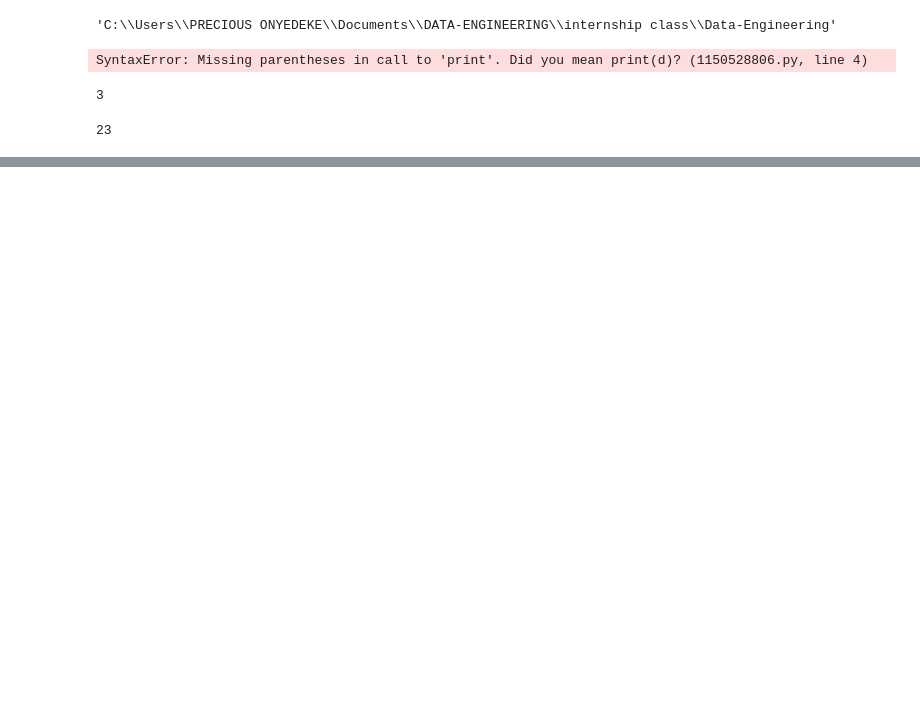
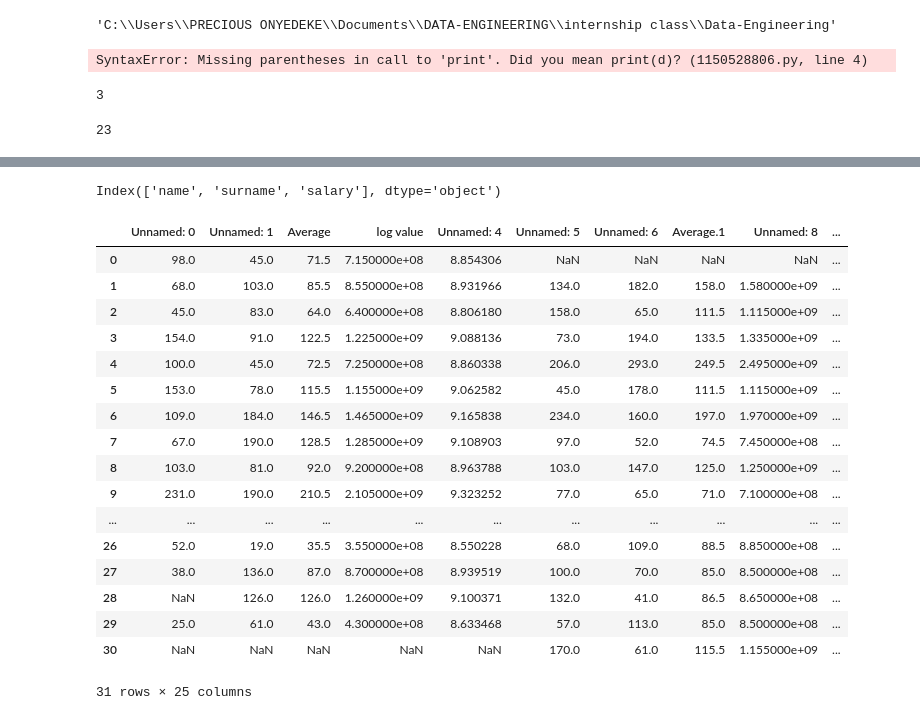
Before and after one commit to Presh-onyedeke/Data-Analytics-Internship-Projects, a Jupyter notebook: script.py.ipynb, the cells around one changed output, grey strips where cells are left out. Drawn from its saved outputs; the diff is of its cells as text; code cells hidden in the pictures; blank space fills up the shorter version.

```diff
--- a/script.py.ipynb
+++ b/script.py.ipynb
@@ -34,0 +144,27 @@ else:
+# %%
+
+df1.columns
+# %% [output]
+Index(['name', 'surname', 'salary'], dtype='object')
+# %%
+df5=pd.read_excel("C:\\Users\\PRECIOUS ONYEDEKE\\Documents\\microbial count.xlsx")
+df5
+# %% [output]
+|  | Unnamed: 0 | Unnamed: 1 | Average | log value | Unnamed: 4 | Unnamed: 5 | Unnamed: 6 | Average.1 | Unnamed: 8 | ... |
+| 0 | 98.0 | 45.0 | 71.5 | 7.150000e+08 | 8.854306 | NaN | NaN | NaN | NaN | ... |
+| 1 | 68.0 | 103.0 | 85.5 | 8.550000e+08 | 8.931966 | 134.0 | 182.0 | 158.0 | 1.580000e+09 | ... |
+| 2 | 45.0 | 83.0 | 64.0 | 6.400000e+08 | 8.806180 | 158.0 | 65.0 | 111.5 | 1.115000e+09 | ... |
+| 3 | 154.0 | 91.0 | 122.5 | 1.225000e+09 | 9.088136 | 73.0 | 194.0 | 133.5 | 1.335000e+09 | ... |
+| 4 | 100.0 | 45.0 | 72.5 | 7.250000e+08 | 8.860338 | 206.0 | 293.0 | 249.5 | 2.495000e+09 | ... |
+| 5 | 153.0 | 78.0 | 115.5 | 1.155000e+09 | 9.062582 | 45.0 | 178.0 | 111.5 | 1.115000e+09 | ... |
+| 6 | 109.0 | 184.0 | 146.5 | 1.465000e+09 | 9.165838 | 234.0 | 160.0 | 197.0 | 1.970000e+09 | ... |
+| 7 | 67.0 | 190.0 | 128.5 | 1.285000e+09 | 9.108903 | 97.0 | 52.0 | 74.5 | 7.450000e+08 | ... |
+| 8 | 103.0 | 81.0 | 92.0 | 9.200000e+08 | 8.963788 | 103.0 | 147.0 | 125.0 | 1.250000e+09 | ... |
+| 9 | 231.0 | 190.0 | 210.5 | 2.105000e+09 | 9.323252 | 77.0 | 65.0 | 71.0 | 7.100000e+08 | ... |
+| ... | ... | ... | ... | ... | ... | ... | ... | ... | ... | ... |
+| 26 | 52.0 | 19.0 | 35.5 | 3.550000e+08 | 8.550228 | 68.0 | 109.0 | 88.5 | 8.850000e+08 | ... |
+| 27 | 38.0 | 136.0 | 87.0 | 8.700000e+08 | 8.939519 | 100.0 | 70.0 | 85.0 | 8.500000e+08 | ... |
+| 28 | NaN | 126.0 | 126.0 | 1.260000e+09 | 9.100371 | 132.0 | 41.0 | 86.5 | 8.650000e+08 | ... |
+| 29 | 25.0 | 61.0 | 43.0 | 4.300000e+08 | 8.633468 | 57.0 | 113.0 | 85.0 | 8.500000e+08 | ... |
+| 30 | NaN | NaN | NaN | NaN | NaN | 170.0 | 61.0 | 115.5 | 1.155000e+09 | ... |
+31 rows × 25 columns
```
Also changed, not shown: parts of 25 cells of this notebook, 7 other files.
